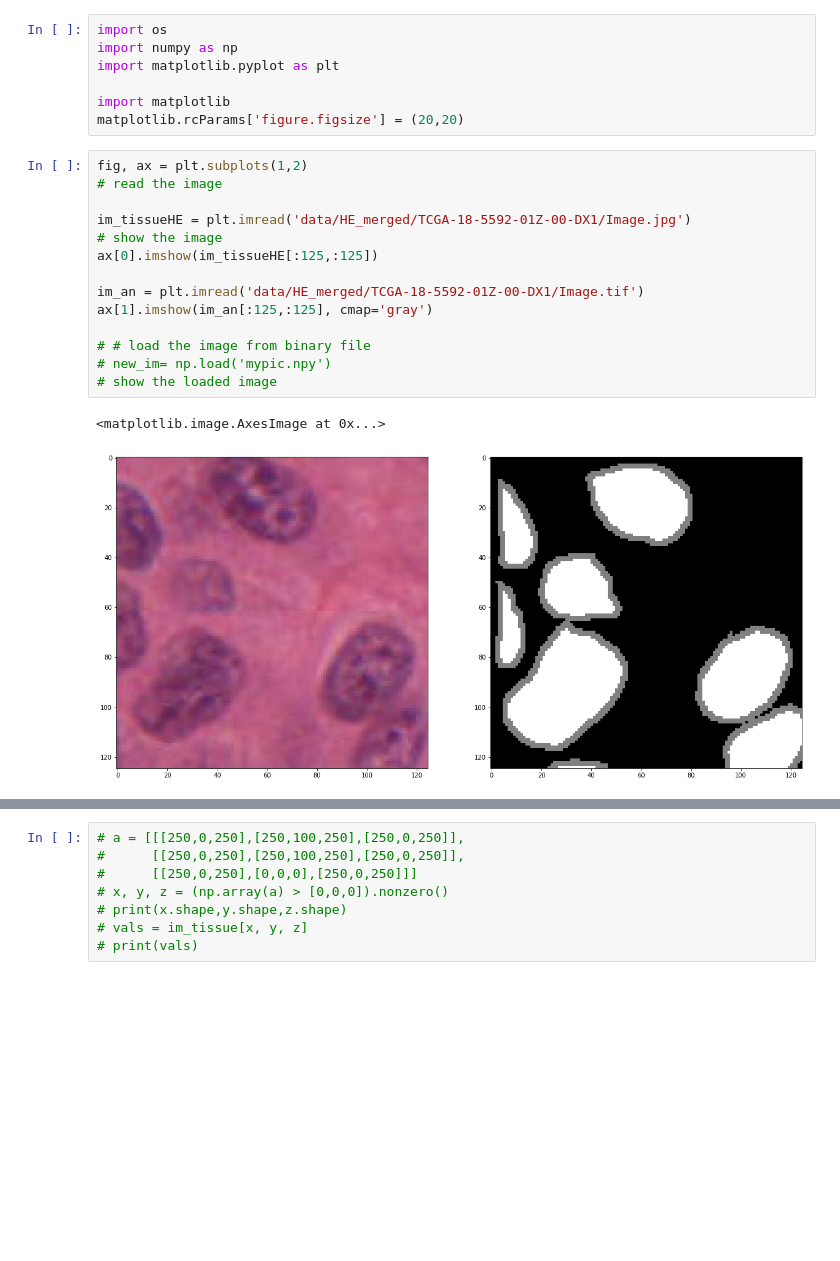
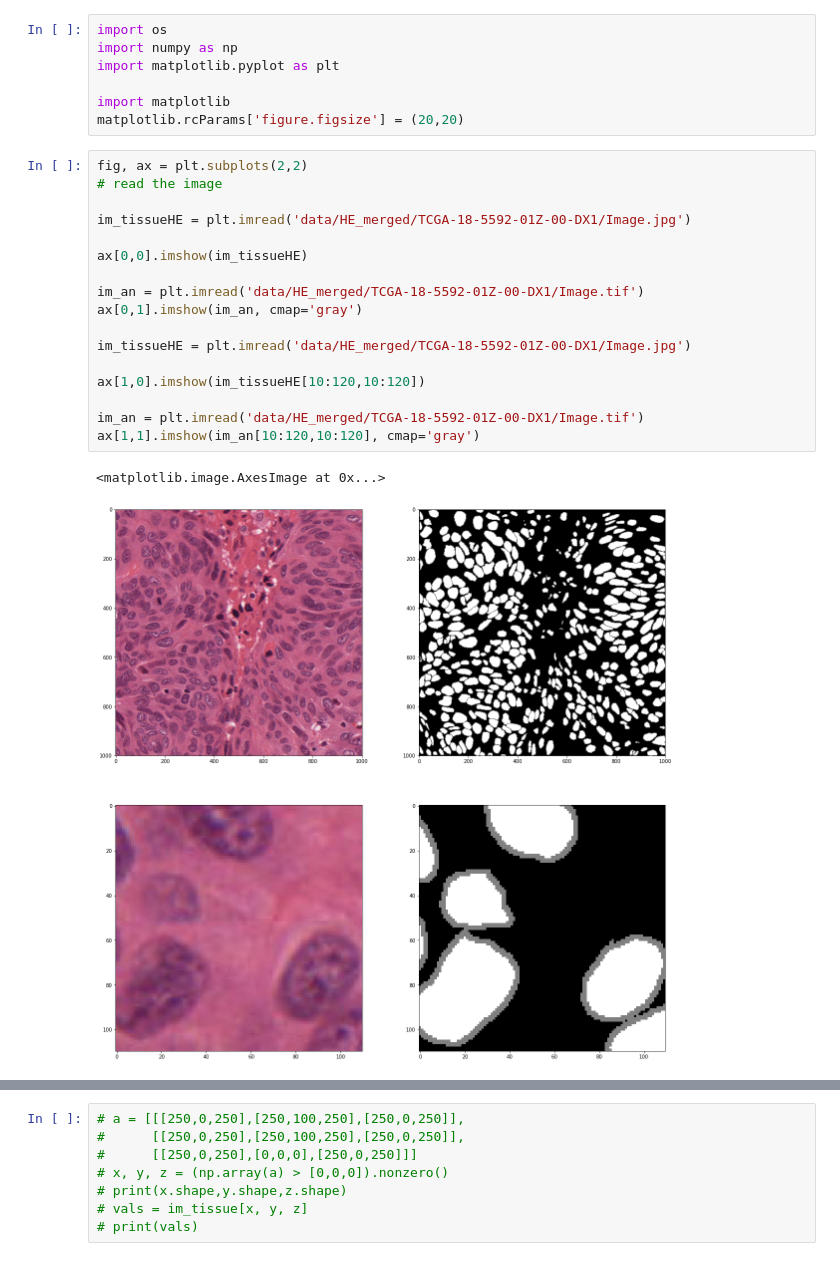
Before and after one commit to joachimes/GAN-project, a Jupyter notebook: dataExploration.ipynb, the cells around one changed output, grey strips where cells are left out. Drawn from its saved outputs; the diff is of its cells as text; blank space fills up the shorter version.

Commit message:
Added more visualization of images

```diff
--- a/dataExploration.ipynb
+++ b/dataExploration.ipynb
@@ -6,20 +6,23 @@ import matplotlib.pyplot as plt
 import matplotlib
 matplotlib.rcParams['figure.figsize'] = (20,20)
 # %%
-fig, ax = plt.subplots(1,2)
+fig, ax = plt.subplots(2,2)
 # read the image
 
 im_tissueHE = plt.imread('data/HE_merged/TCGA-18-5592-01Z-00-DX1/Image.jpg')
-# show the image
-ax[0].imshow(im_tissueHE[:125,:125])
+
+ax[0,0].imshow(im_tissueHE)
 
 im_an = plt.imread('data/HE_merged/TCGA-18-5592-01Z-00-DX1/Image.tif')
-ax[1].imshow(im_an[:125,:125], cmap='gray')
+ax[0,1].imshow(im_an, cmap='gray')
 
-# # load the image from binary file
-# new_im= np.load('mypic.npy')
-# show the loaded image
+im_tissueHE = plt.imread('data/HE_merged/TCGA-18-5592-01Z-00-DX1/Image.jpg')
+
+ax[1,0].imshow(im_tissueHE[10:120,10:120])
+
+im_an = plt.imread('data/HE_merged/TCGA-18-5592-01Z-00-DX1/Image.tif')
+ax[1,1].imshow(im_an[10:120,10:120], cmap='gray')
 # %% [output]
 <matplotlib.image.AxesImage at 0x...>
-[figure, old version]
+[figure, new version]
 # %%
```
Also changed, not shown: parts of 1 cell of this notebook.
